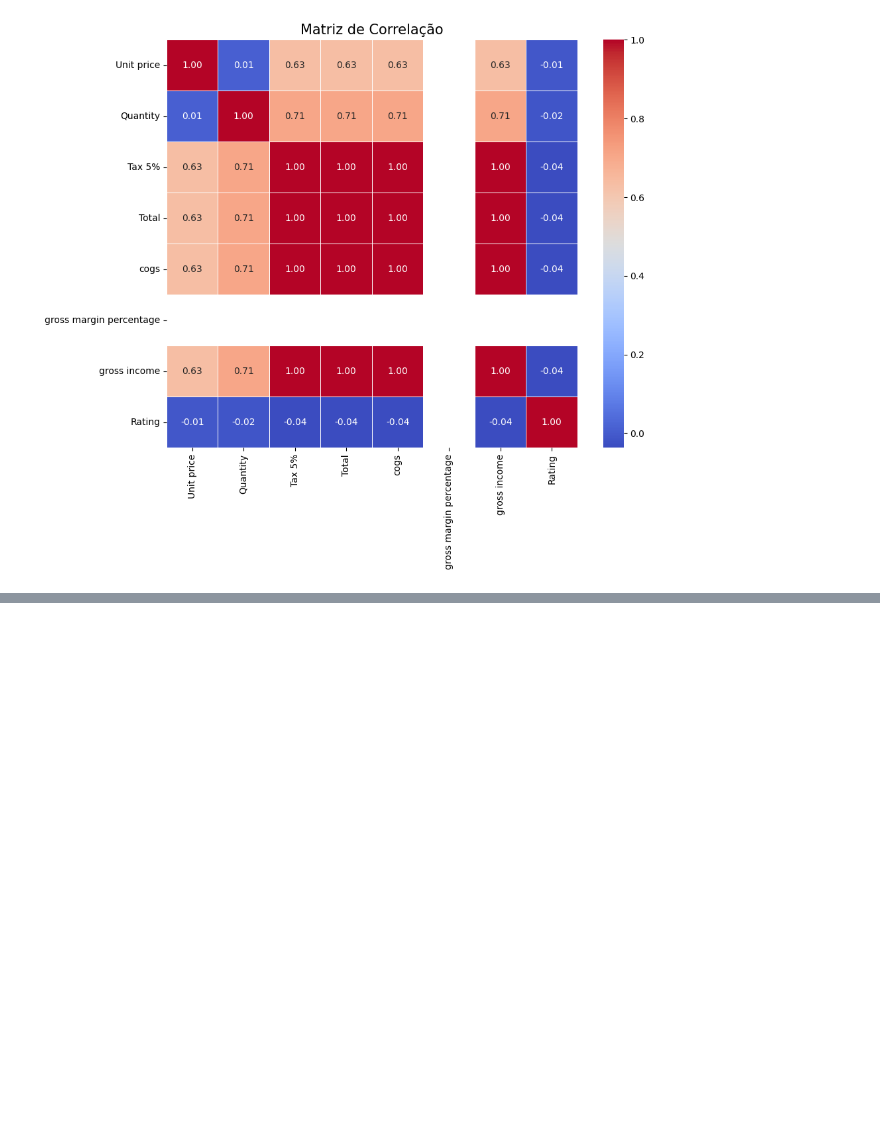
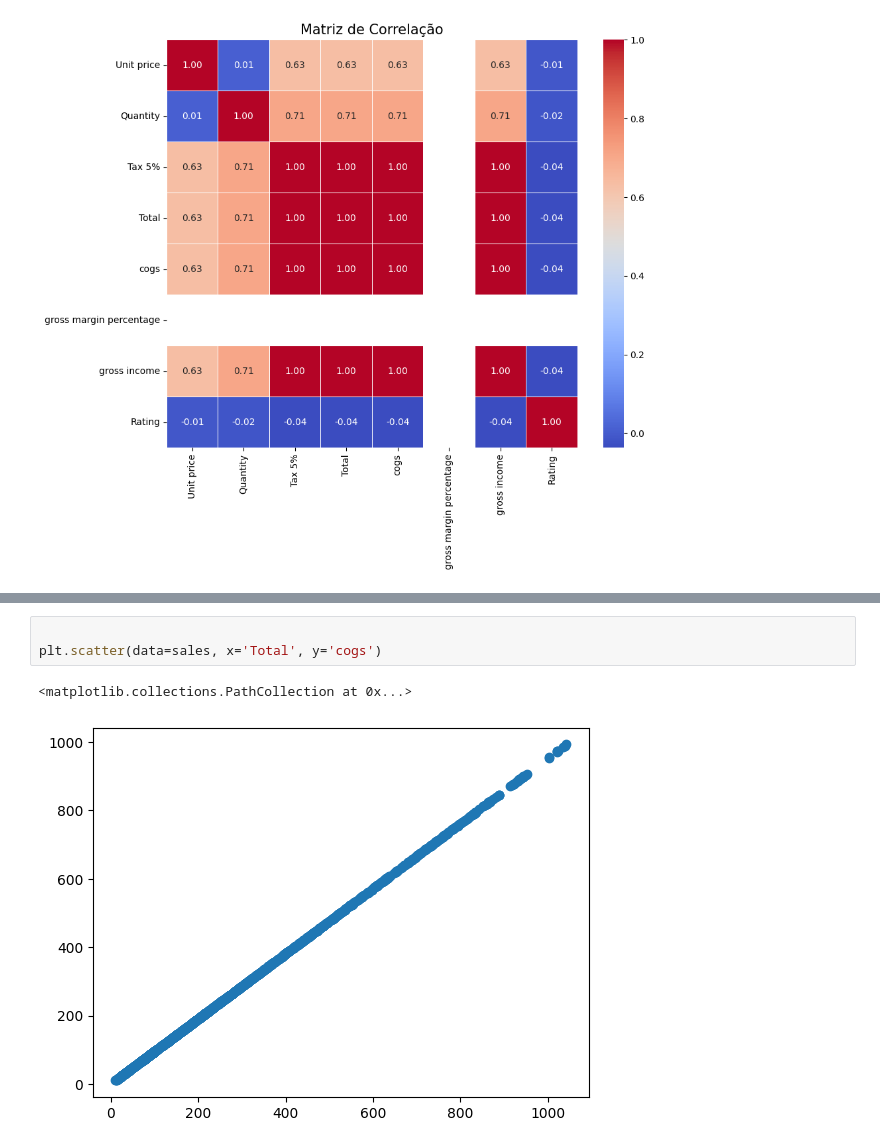
Before and after one commit to JhArantes/SuperMarket_Analysis, a Jupyter notebook: Jupyter Notebooks/EDA.ipynb, the cells around one changed output, grey strips where cells are left out. Saved outputs shown, nothing was run; the diff lists cells and outputs as text; blank space fills up the shorter version.

```diff
--- a/Jupyter Notebooks/EDA.ipynb
+++ b/Jupyter Notebooks/EDA.ipynb
@@ -113,0 +127,6 @@ plt.show()
+# %%
+
+plt.scatter(data=sales, x='Total', y='cogs')
+# %% [output]
+<matplotlib.collections.PathCollection at 0x...>
+[figure, added]
```
Also changed, not shown: parts of 2 cells of this notebook.
